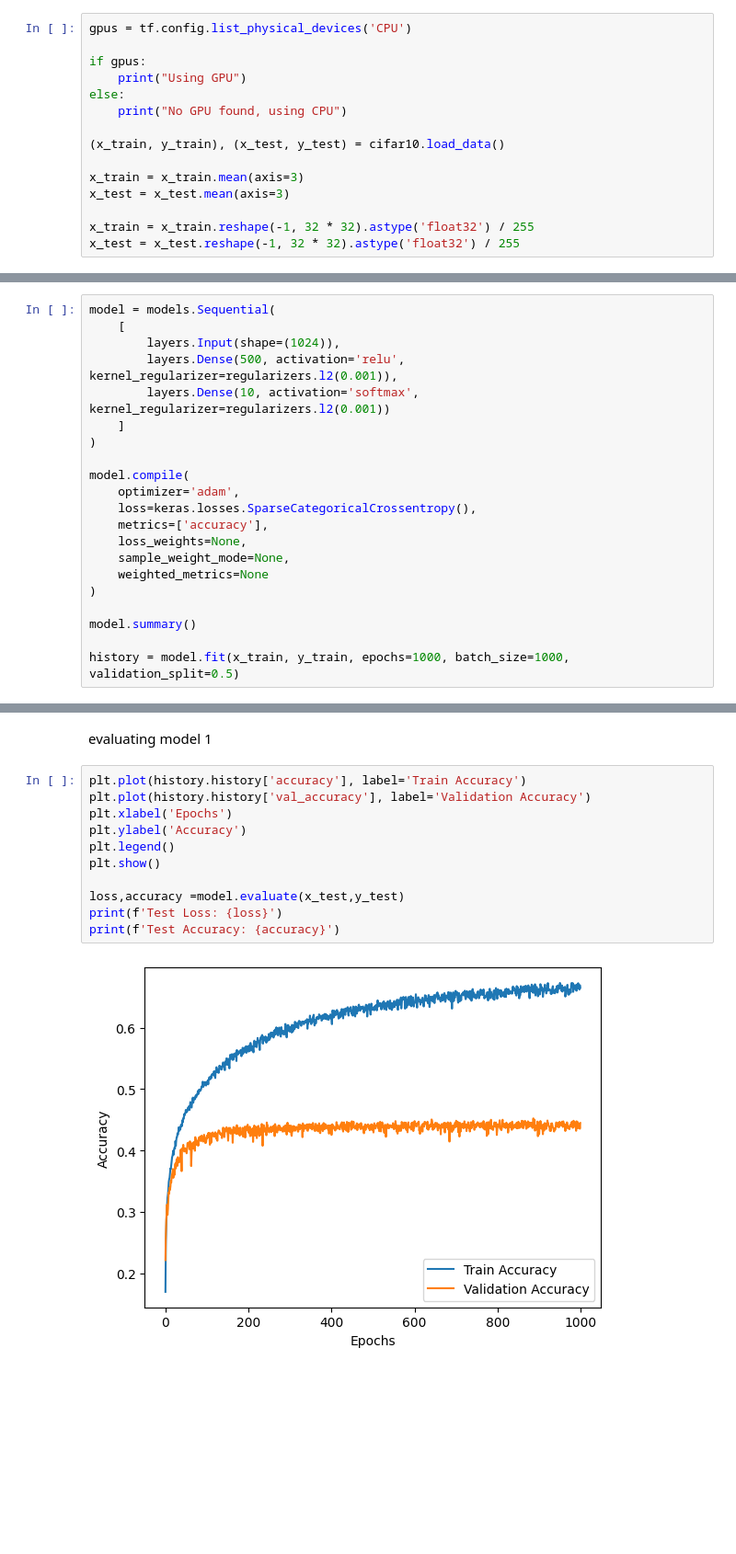
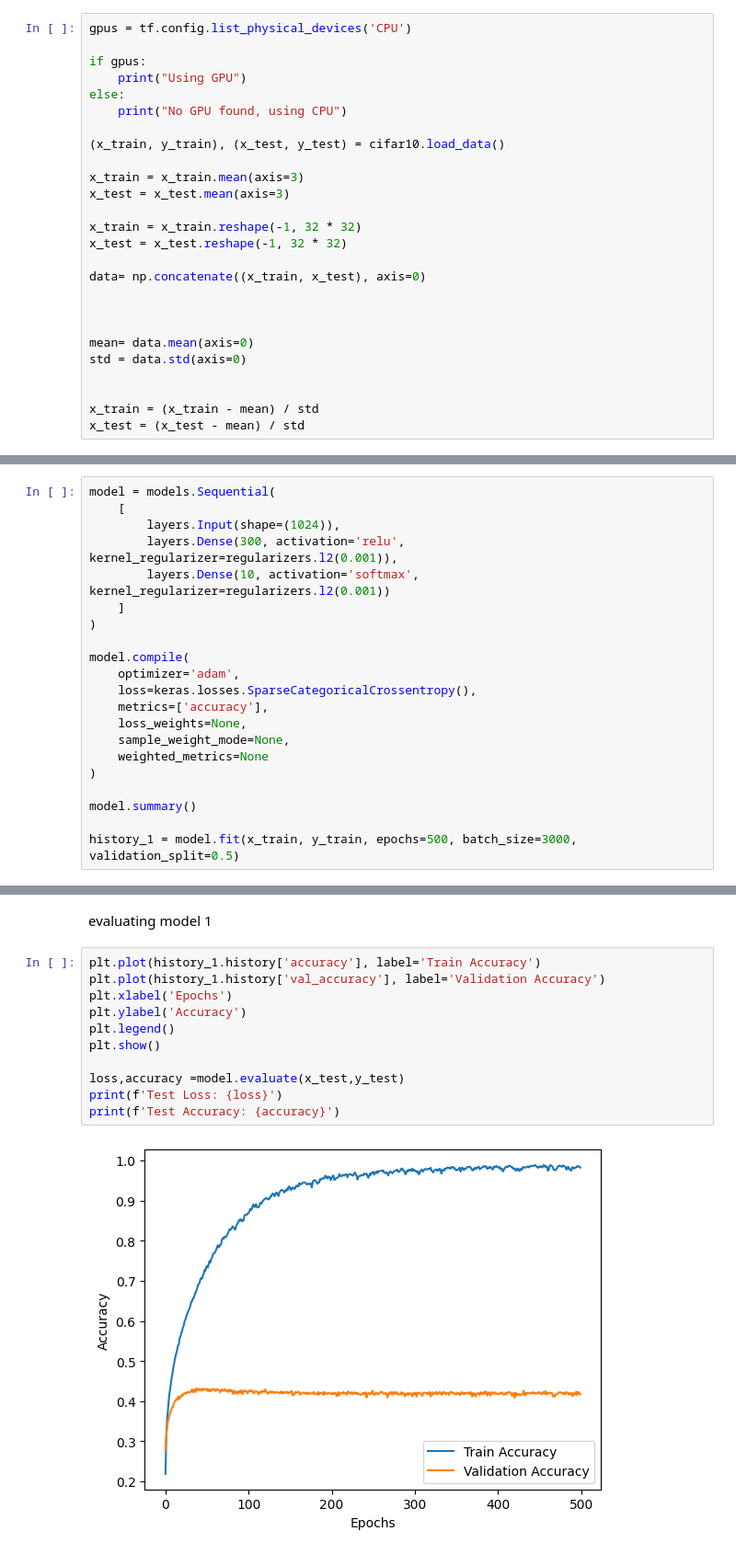
Before and after one commit to hussein37156/CI_project, a Jupyter notebook: Milestone_1/milestone_1.ipynb, the cells around one changed output, grey strips where cells are left out. Shown at 92% size. Cells and saved outputs as stored; diff of their text form; blank space fills up the shorter version.

```diff
--- a/Milestone_1/milestone_1.ipynb
+++ b/Milestone_1/milestone_1.ipynb
@@ -25,8 +25,19 @@ else:
 x_train = x_train.mean(axis=3)
 x_test = x_test.mean(axis=3)
 
-x_train = x_train.reshape(-1, 32 * 32).astype('float32') / 255
-x_test = x_test.reshape(-1, 32 * 32).astype('float32') / 255
+x_train = x_train.reshape(-1, 32 * 32)
+x_test = x_test.reshape(-1, 32 * 32)
+
+data= np.concatenate((x_train, x_test), axis=0)
+
+
+
+mean= data.mean(axis=0)
+std = data.std(axis=0)
+
+
+x_train = (x_train - mean) / std
+x_test = (x_test - mean) / std
 # %% [output]
 Using GPU
 # %% [markdown]
@@ -35,7 +46,7 @@ creating and intializing the netwok model 1
 model = models.Sequential(
     [
         layers.Input(shape=(1024)),
-        layers.Dense(500, activation='relu', kernel_regularizer=regularizers.l2(0.001)),
+        layers.Dense(300, activation='relu', kernel_regularizer=regularizers.l2(0.001)),
         layers.Dense(10, activation='softmax', kernel_regularizer=regularizers.l2(0.001))
     ]
 )
@@ -51,5 +62,5 @@ model.compile(
 
 model.summary()
 
-history = model.fit(x_train, y_train, epochs=1000, batch_size=1000, validation_split=0.5)
+history_1 = model.fit(x_train, y_train, epochs=500, batch_size=3000, validation_split=0.5)
 # %% [output]
@@ -73,15 +84,15 @@ Epoch 1000/1000
 # %% [markdown]
 evaluating model 1
 # %%
-plt.plot(history.history['accuracy'], label='Train Accuracy')
-plt.plot(history.history['val_accuracy'], label='Validation Accuracy')
+plt.plot(history_1.history['accuracy'], label='Train Accuracy')
+plt.plot(history_1.history['val_accuracy'], label='Validation Accuracy')
 plt.xlabel('Epochs')
 plt.ylabel('Accuracy')
 plt.legend()
 plt.show()
 
 loss,accuracy =model.evaluate(x_test,y_test)
 print(f'Test Loss: {loss}')
 print(f'Test Accuracy: {accuracy}')
 # %% [output]
-[figure, old version]
+[figure, new version]
```
Also changed, not shown: parts of 2 cells of this notebook.
